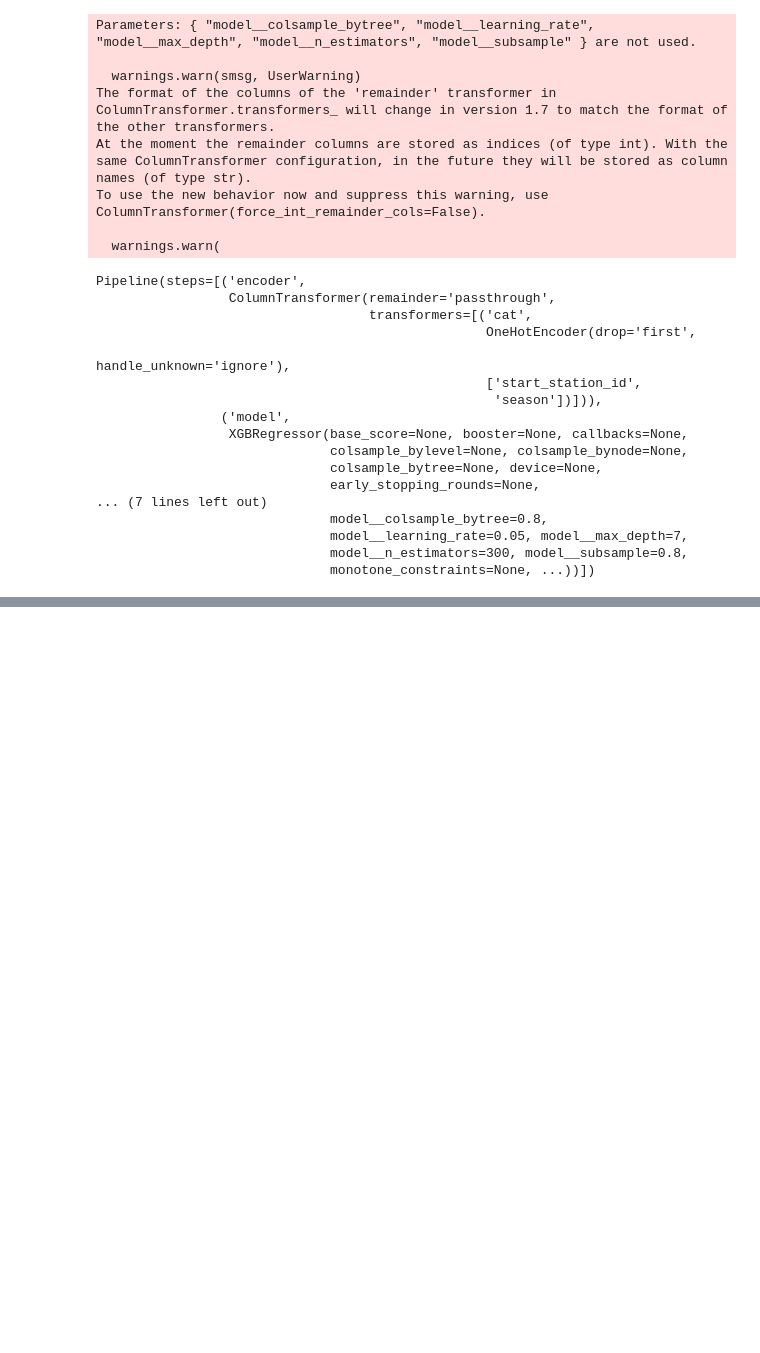
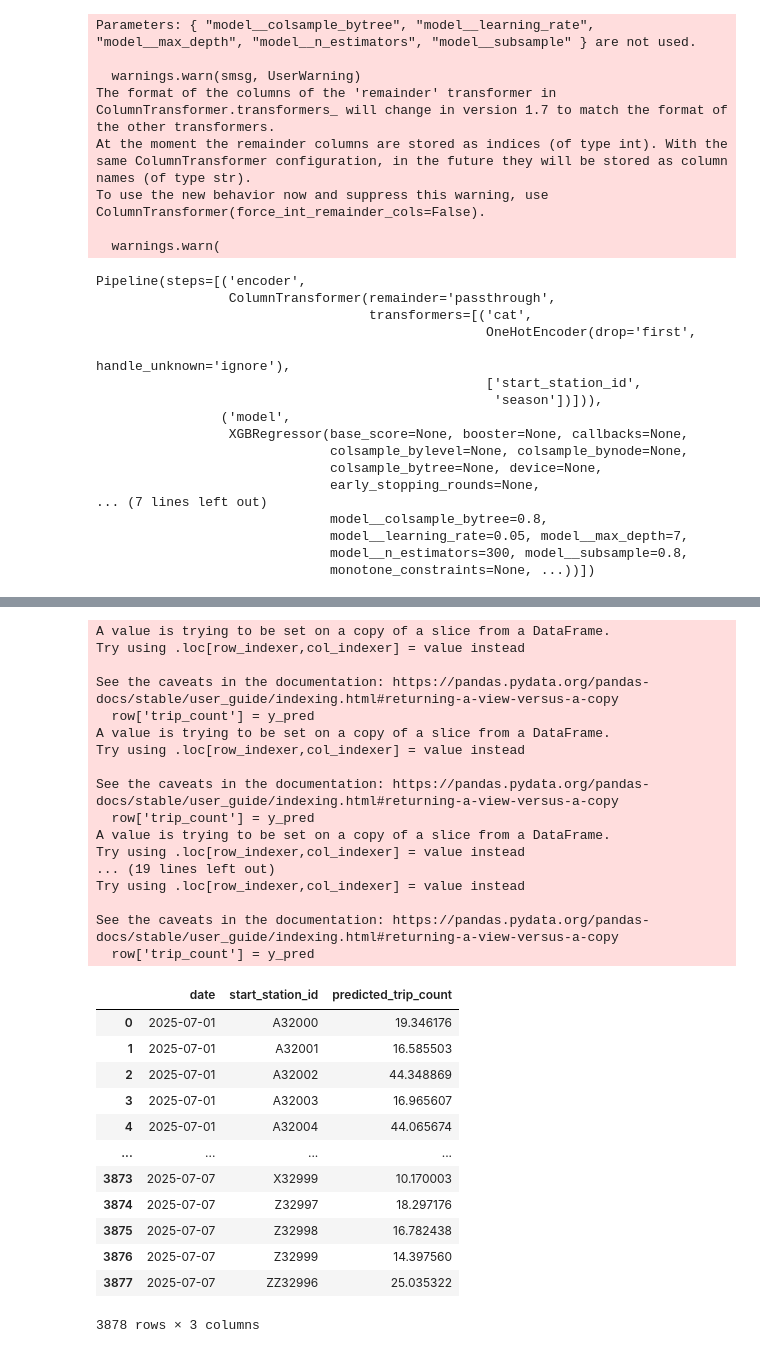
Before and after one commit to TurkiAlrasheed/pedalcast, a Jupyter notebook: modeling.ipynb, the cells around one changed output, grey strips where cells are left out. Cells and saved outputs as stored; diff of their text form; code cells hidden in the pictures; blank space fills up the shorter version.

Commit message:
recursive forecasting func + future weather data

```diff
--- a/modeling.ipynb
+++ b/modeling.ipynb
@@ -375,0 +413,4 @@ Pipeline(steps=[('encoder',
+# %%
+# future weather forecast from july 1 2025 through June 30 2026
+weather_future = pd.read_csv('data/weather_future.csv')
+weather_future['date'] = pd.to_datetime(pd.to_datetime(weather_future['datetime']).dt.date)
@@ -375,0 +483,44 @@ Pipeline(steps=[('encoder',
+# %%
+# Load saved model
+loaded_model = joblib.load('xgb_final_model.pkl')
+
+# Forecast demand for the first week of July 2025
+predictions = forecast_bike_demand(
+    start_date='2025-07-01',
+    end_date='2025-07-07',
+    full_data=daily_counts,
+    model_pipeline=loaded_model
+)
+
+predictions
+# %% [output]
+A value is trying to be set on a copy of a slice from a DataFrame.
+Try using .loc[row_indexer,col_indexer] = value instead
+
+See the caveats in the documentation: https://pandas.pydata.org/pandas-docs/stable/user_guide/indexing.html#returning-a-view-versus-a-copy
+  row['trip_count'] = y_pred
+A value is trying to be set on a copy of a slice from a DataFrame.
+Try using .loc[row_indexer,col_indexer] = value instead
+
+See the caveats in the documentation: https://pandas.pydata.org/pandas-docs/stable/user_guide/indexing.html#returning-a-view-versus-a-copy
+  row['trip_count'] = y_pred
+A value is trying to be set on a copy of a slice from a DataFrame.
+Try using .loc[row_indexer,col_indexer] = value instead
+... (19 lines left out)
+Try using .loc[row_indexer,col_indexer] = value instead
+
+See the caveats in the documentation: https://pandas.pydata.org/pandas-docs/stable/user_guide/indexing.html#returning-a-view-versus-a-copy
+  row['trip_count'] = y_pred
+|  | date | start_station_id | predicted_trip_count |
+| 0 | 2025-07-01 | A32000 | 19.346176 |
+| 1 | 2025-07-01 | A32001 | 16.585503 |
+| 2 | 2025-07-01 | A32002 | 44.348869 |
+| 3 | 2025-07-01 | A32003 | 16.965607 |
+| 4 | 2025-07-01 | A32004 | 44.065674 |
+| ... | ... | ... | ... |
+| 3873 | 2025-07-07 | X32999 | 10.170003 |
+| 3874 | 2025-07-07 | Z32997 | 18.297176 |
+| 3875 | 2025-07-07 | Z32998 | 16.782438 |
+| 3876 | 2025-07-07 | Z32999 | 14.397560 |
+| 3877 | 2025-07-07 | ZZ32996 | 25.035322 |
+3878 rows × 3 columns
```
Also changed, not shown: parts of 6 cells of this notebook, 2 other files.
